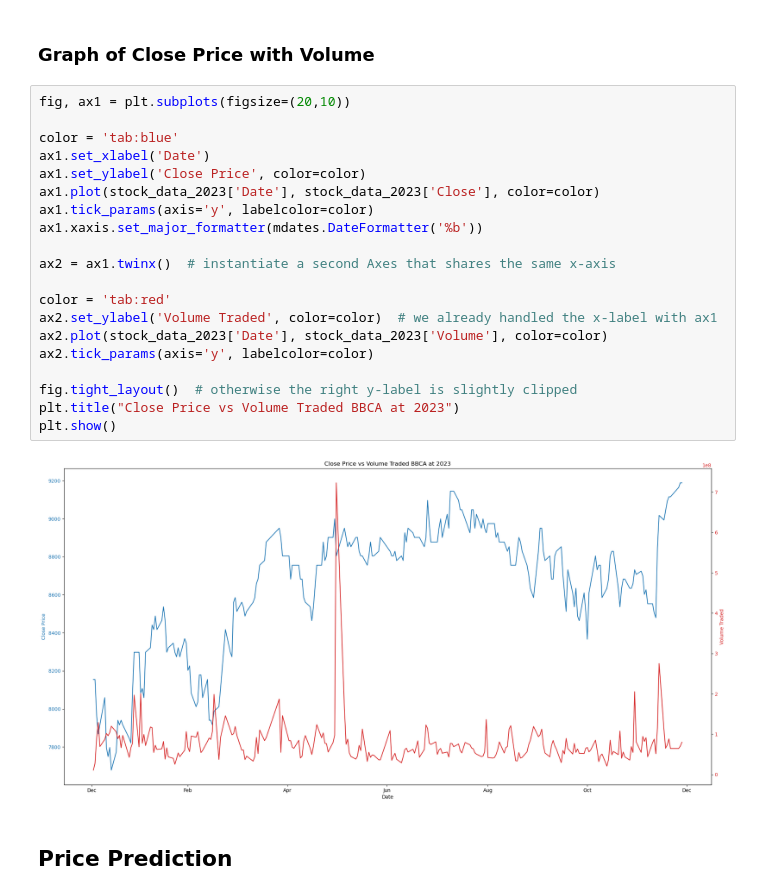
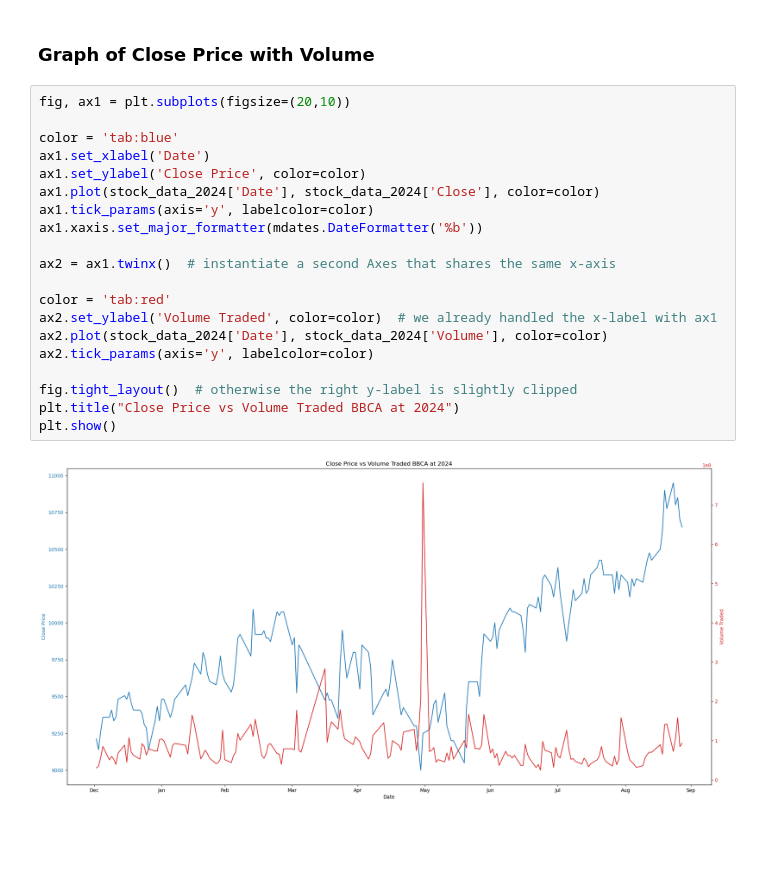
Before and after one commit to NethaniaPingka/StockAnalysis, a Jupyter notebook: StockAnalysis.ipynb, the cells around one changed output. Saved outputs shown, nothing was run; the diff lists cells and outputs as text; blank space fills up the shorter version.

```diff
--- a/StockAnalysis.ipynb
+++ b/StockAnalysis.ipynb
@@ -161,24 +179,22 @@ plt.show()
 # %%
 fig, ax1 = plt.subplots(figsize=(20,10))
 
 color = 'tab:blue'
 ax1.set_xlabel('Date')
 ax1.set_ylabel('Close Price', color=color)
-ax1.plot(stock_data_2023['Date'], stock_data_2023['Close'], color=color)
+ax1.plot(stock_data_2024['Date'], stock_data_2024['Close'], color=color)
 ax1.tick_params(axis='y', labelcolor=color)
 ax1.xaxis.set_major_formatter(mdates.DateFormatter('%b'))
 
 ax2 = ax1.twinx()  # instantiate a second Axes that shares the same x-axis
 
 color = 'tab:red'
 ax2.set_ylabel('Volume Traded', color=color)  # we already handled the x-label with ax1
-ax2.plot(stock_data_2023['Date'], stock_data_2023['Volume'], color=color)
+ax2.plot(stock_data_2024['Date'], stock_data_2024['Volume'], color=color)
 ax2.tick_params(axis='y', labelcolor=color)
 
 fig.tight_layout()  # otherwise the right y-label is slightly clipped
-plt.title("Close Price vs Volume Traded BBCA at 2023")
+plt.title("Close Price vs Volume Traded BBCA at 2024")
 plt.show()
 # %% [output]
-[figure, old version]
+[figure, new version]
-# %% [markdown]
-## Price Prediction
```
Also changed, not shown: parts of 9 cells of this notebook.
